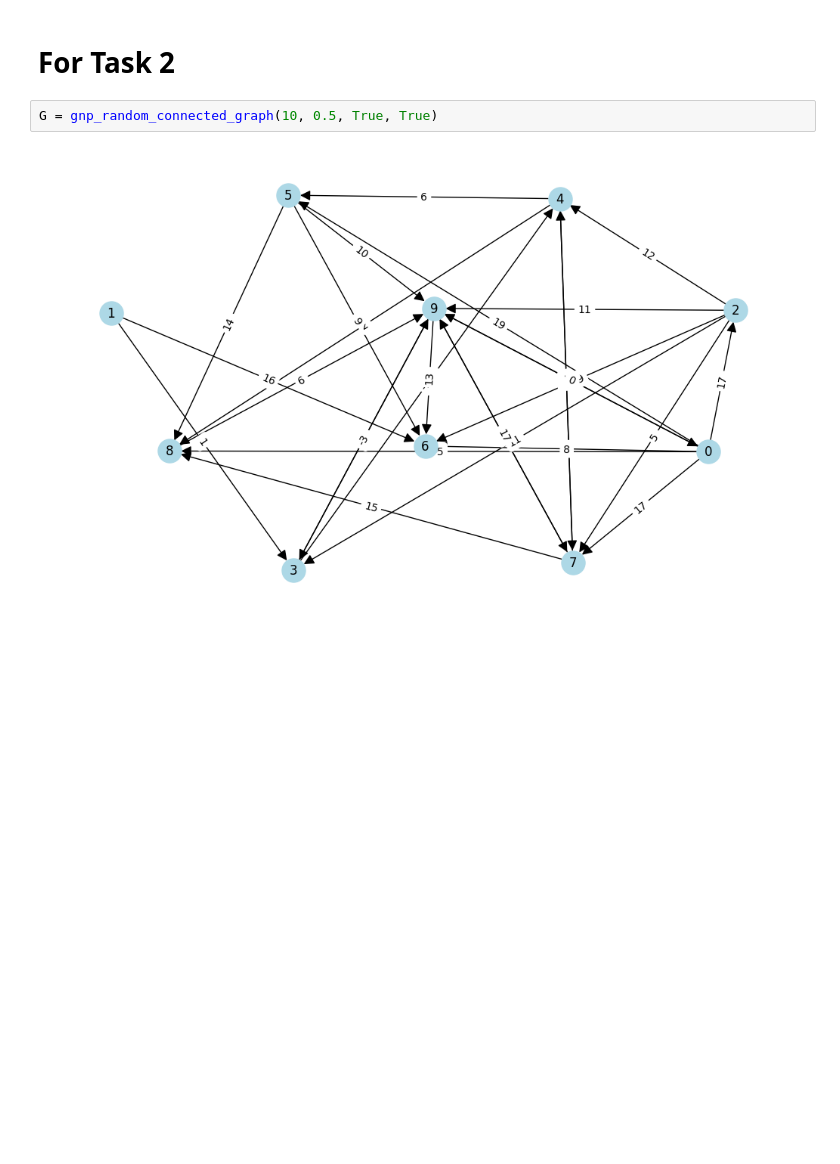
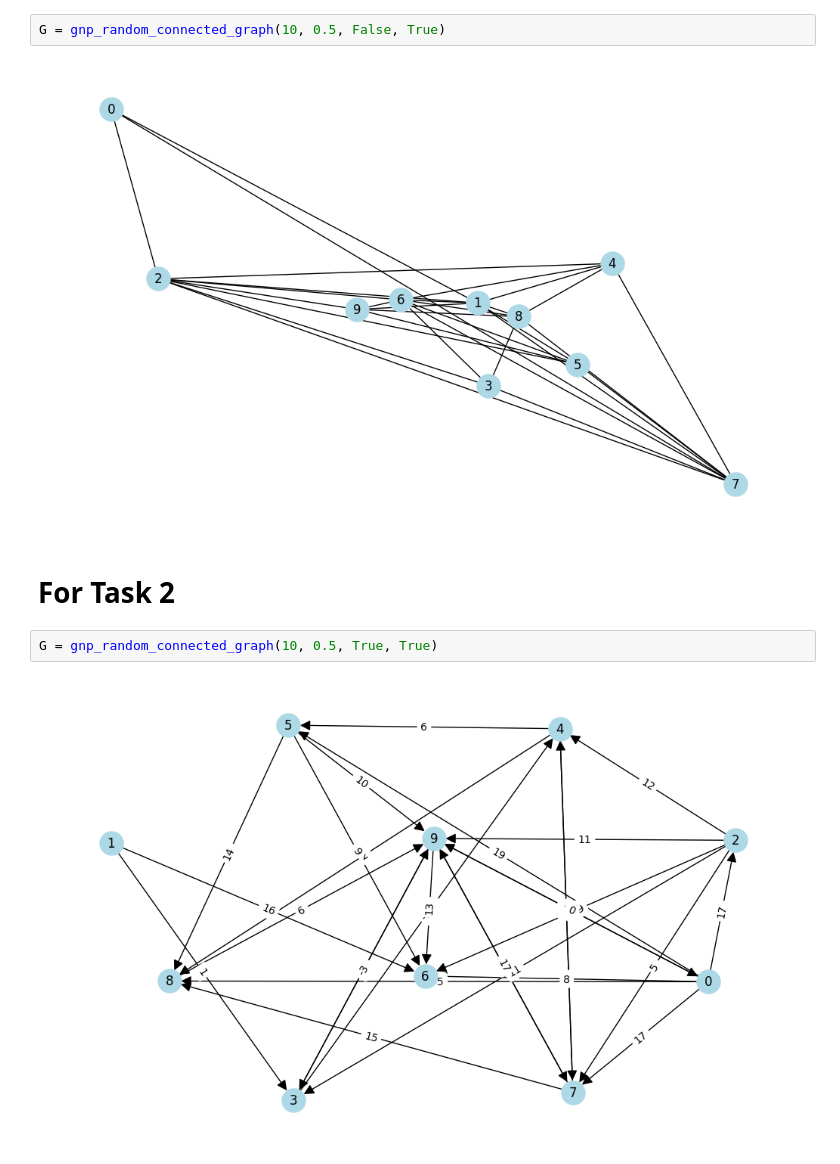
Before and after one commit to Zhukowych/22-lab-graph-algorithms, a Jupyter notebook: 1.2/shortest-paths-algorithms.ipynb, the cells around one changed output. Cells and saved outputs as stored; diff of their text form; blank space fills up the shorter version.

```diff
--- a/1.2/shortest-paths-algorithms.ipynb
+++ b/1.2/shortest-paths-algorithms.ipynb
@@ -1,3 +57,7 @@
+# %%
+G = gnp_random_connected_graph(10, 0.5, False, True)
+# %% [output]
+[figure, added]
 # %% [markdown]
 # For Task 2
 # %%
```
Also changed, not shown: parts of 2 cells of this notebook, 1 other file.
